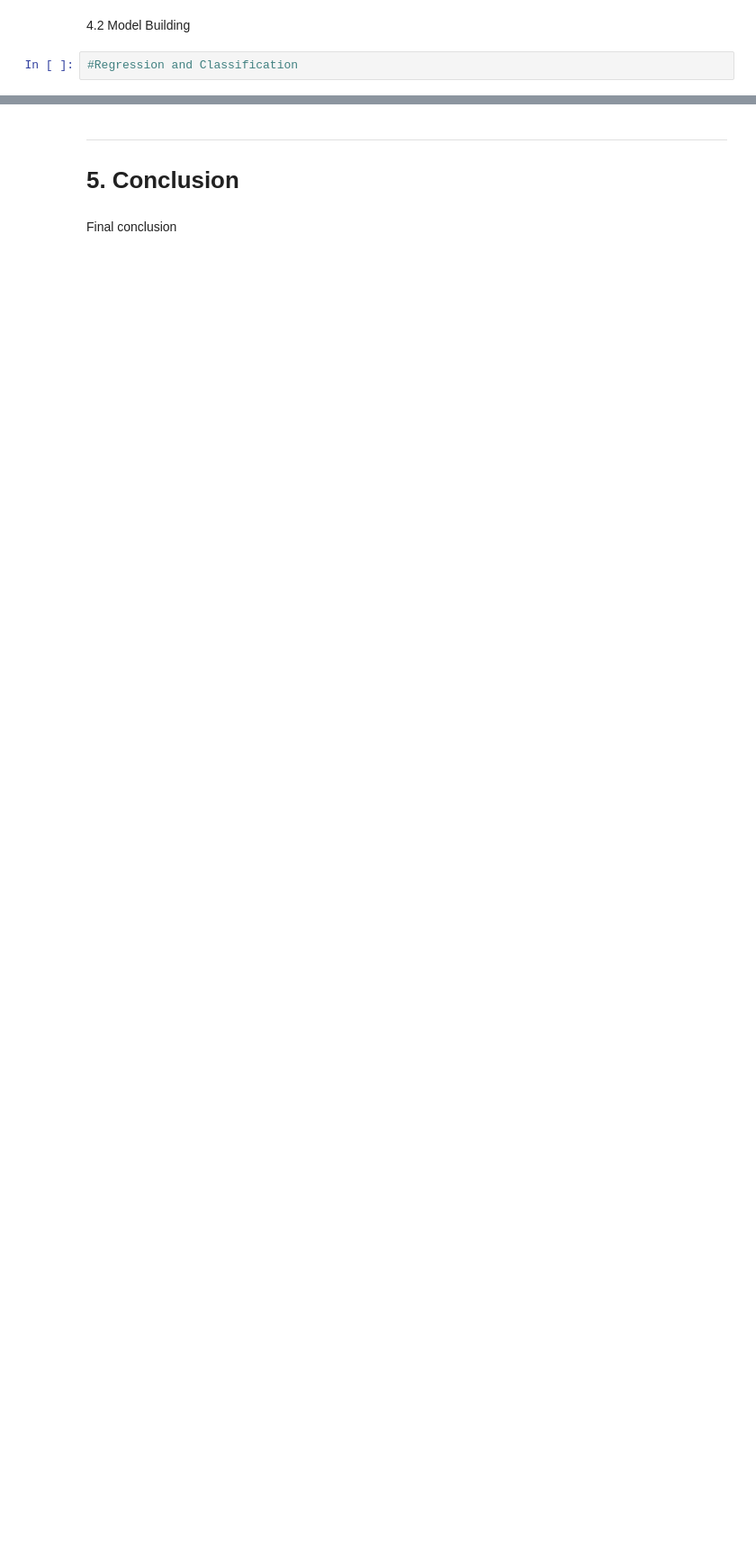
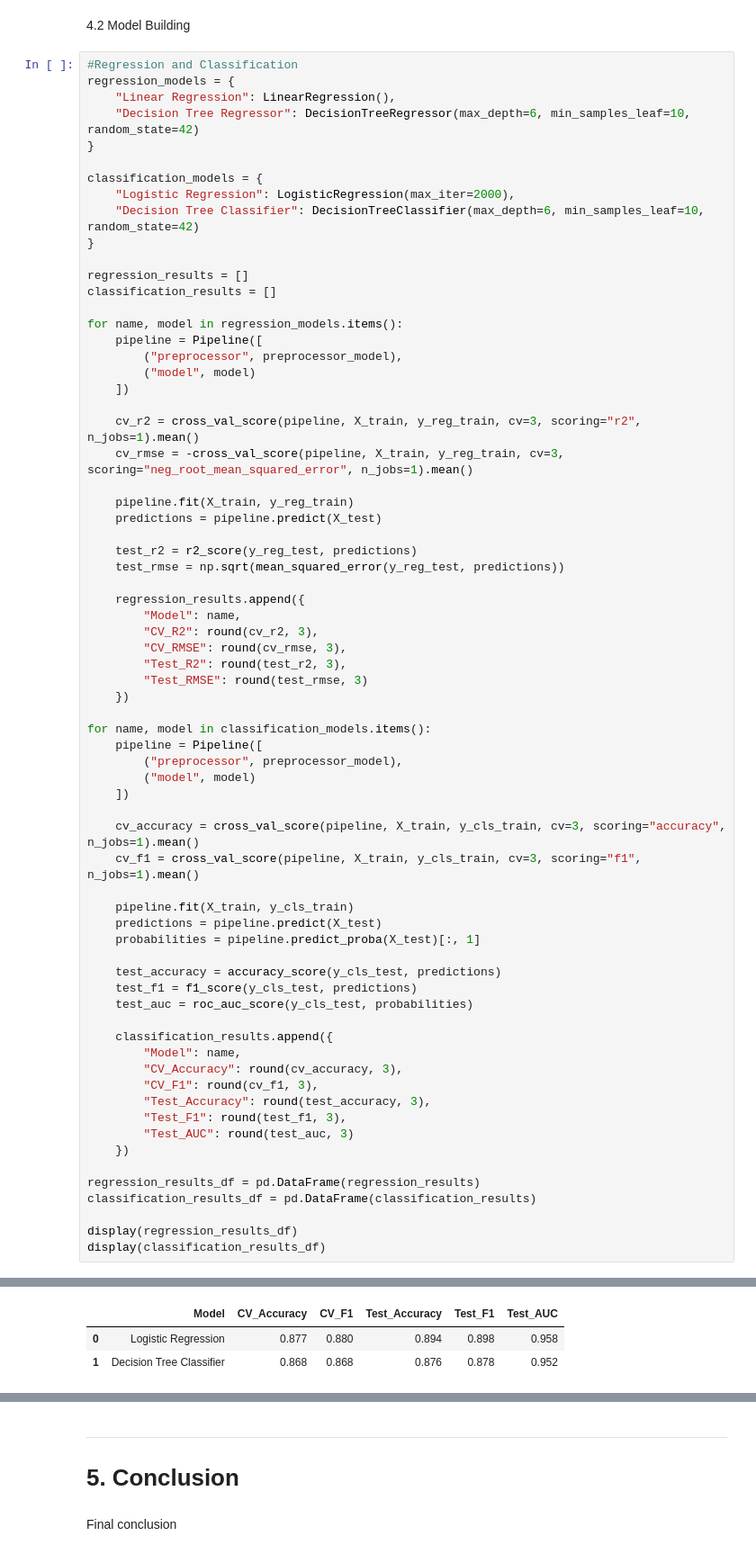
Before and after one commit to ShayanDhillon/Data200-Final-Customers, a Jupyter notebook: CustomerAnalysis.ipynb, the cells around one changed output, grey strips where cells are left out. Shown at 90% size. Cells and saved outputs as stored; diff of their text form; blank space fills up the shorter version.

```diff
--- a/CustomerAnalysis.ipynb
+++ b/CustomerAnalysis.ipynb
@@ -287,3 +373,71 @@ Setup
 4.2 Model Building
 # %%
 #Regression and Classification
+regression_models = {
+    "Linear Regression": LinearRegression(),
+    "Decision Tree Regressor": DecisionTreeRegressor(max_depth=6, min_samples_leaf=10, random_state=42)
+}
+
+classification_models = {
+    "Logistic Regression": LogisticRegression(max_iter=2000),
+    "Decision Tree Classifier": DecisionTreeClassifier(max_depth=6, min_samples_leaf=10, random_state=42)
+}
+
+regression_results = []
+classification_results = []
+
+for name, model in regression_models.items():
+    pipeline = Pipeline([
+        ("preprocessor", preprocessor_model),
+        ("model", model)
+    ])
+
+    cv_r2 = cross_val_score(pipeline, X_train, y_reg_train, cv=3, scoring="r2", n_jobs=1).mean()
+    cv_rmse = -cross_val_score(pipeline, X_train, y_reg_train, cv=3, scoring="neg_root_mean_squared_error", n_jobs=1).mean()
+
+    pipeline.fit(X_train, y_reg_train)
+    predictions = pipeline.predict(X_test)
+
+    test_r2 = r2_score(y_reg_test, predictions)
+    test_rmse = np.sqrt(mean_squared_error(y_reg_test, predictions))
+
+    regression_results.append({
+        "Model": name,
+        "CV_R2": round(cv_r2, 3),
+        "CV_RMSE": round(cv_rmse, 3),
+        "Test_R2": round(test_r2, 3),
+        "Test_RMSE": round(test_rmse, 3)
+    })
+
+for name, model in classification_models.items():
+    pipeline = Pipeline([
+        ("preprocessor", preprocessor_model),
+        ("model", model)
+    ])
+
+    cv_accuracy = cross_val_score(pipeline, X_train, y_cls_train, cv=3, scoring="accuracy", n_jobs=1).mean()
+    cv_f1 = cross_val_score(pipeline, X_train, y_cls_train, cv=3, scoring="f1", n_jobs=1).mean()
+
+    pipeline.fit(X_train, y_cls_train)
+    predictions = pipeline.predict(X_test)
+    probabilities = pipeline.predict_proba(X_test)[:, 1]
+
+    test_accuracy = accuracy_score(y_cls_test, predictions)
+    test_f1 = f1_score(y_cls_test, predictions)
+    test_auc = roc_auc_score(y_cls_test, probabilities)
+
+    classification_results.append({
+        "Model": name,
+        "CV_Accuracy": round(cv_accuracy, 3),
+        "CV_F1": round(cv_f1, 3),
+        "Test_Accuracy": round(test_accuracy, 3),
+        "Test_F1": round(test_f1, 3),
+        "Test_AUC": round(test_auc, 3)
+    })
+
+regression_results_df = pd.DataFrame(regression_results)
+classification_results_df = pd.DataFrame(classification_results)
+
+display(regression_results_df)
+display(classification_results_df)
+# %% [output]
@@ -290,2 +447,5 @@ Setup
+|  | Model | CV_Accuracy | CV_F1 | Test_Accuracy | Test_F1 | Test_AUC |
+| 0 | Logistic Regression | 0.877 | 0.880 | 0.894 | 0.898 | 0.958 |
+| 1 | Decision Tree Classifier | 0.868 | 0.868 | 0.876 | 0.878 | 0.952 |
 # %%
 # convergence plot
```
Also changed, not shown: parts of 11 cells of this notebook.
